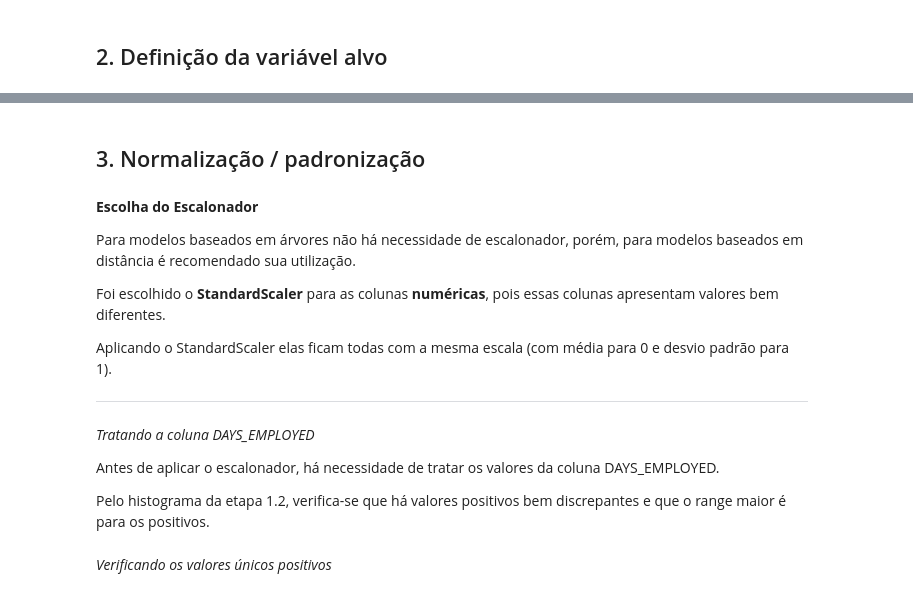
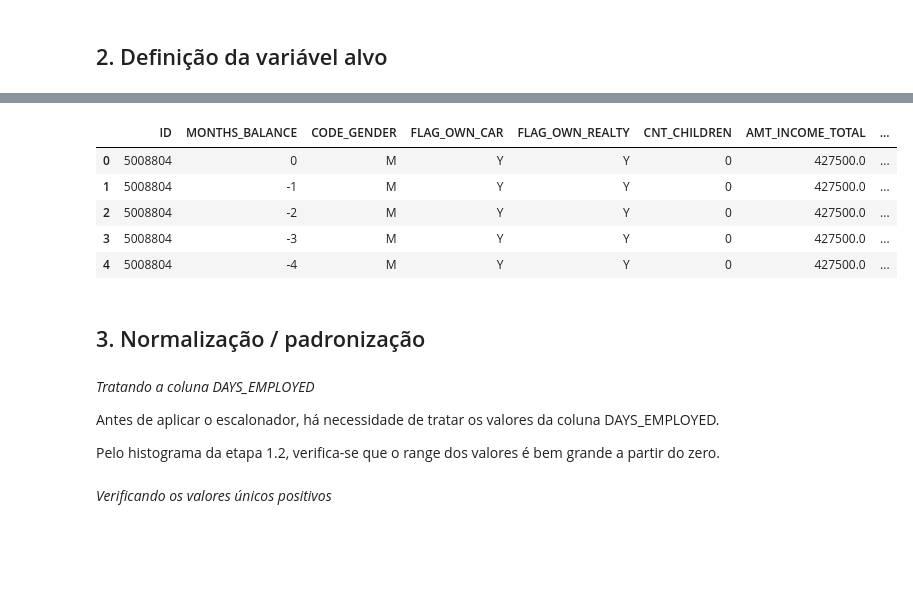
Before and after one commit to dianafismed/postech-tech-challenge-fase2, a Jupyter notebook: notebooks/02_preprocessamento.ipynb, the cells around one changed output, grey strips where cells are left out. Drawn from its saved outputs; the diff is of its cells as text; code cells hidden in the pictures; blank space fills up the shorter version.

```diff
--- a/notebooks/02_preprocessamento.ipynb
+++ b/notebooks/02_preprocessamento.ipynb
@@ -97,3 +132,0 @@ df.head()
-# %%
-df.drop_duplicates(inplace=True)
-df.head()
@@ -109,5 +132,0 @@ df.head()
-# %%
-#df = df.set_index('ID')
-df.drop(columns='ID', inplace=True, )
-df.reset_index(inplace=True)
-df.head()
@@ -153,22 +172,35 @@ Index(['CODE_GENDER', 'FLAG_OWN_CAR', 'FLAG_OWN_REALTY', 'CNT_CHILDREN',
+# %%
+# Agrupando por ID
+cliente = df.groupby('ID')['STATUS'].sum().reset_index()
+
+# Separando o status que identifica mal pagador (>=60 dias de atraso)
+bad_status = {'2', '3', '4', '5'}
+
+# Substituindo os valores por 0 ou 1
+cliente.STATUS = cliente.STATUS.apply(lambda s: 1 if any(char in bad_status for char in str(s)) else 0)
+
+# Excluindo a coluna STATUS do df
+df.drop(columns='STATUS', inplace=True)
+
+# Juntando os 2 dataframes
+df = pd.merge(df, cliente, on='ID', how='inner' )
+
+df.head()
+# %% [output]
+|  | ID | MONTHS_BALANCE | CODE_GENDER | FLAG_OWN_CAR | FLAG_OWN_REALTY | CNT_CHILDREN | AMT_INCOME_TOTAL | ... |
+| 0 | 5008804 | 0 | M | Y | Y | 0 | 427500.0 | ... |
+| 1 | 5008804 | -1 | M | Y | Y | 0 | 427500.0 | ... |
+| 2 | 5008804 | -2 | M | Y | Y | 0 | 427500.0 | ... |
+| 3 | 5008804 | -3 | M | Y | Y | 0 | 427500.0 | ... |
+| 4 | 5008804 | -4 | M | Y | Y | 0 | 427500.0 | ... |
 # %% [markdown]
 ## 3. Normalização / padronização
-# %% [markdown]
-**Escolha do Escalonador**
-
-
-Para modelos baseados em árvores não há necessidade de escalonador, porém, para modelos baseados em distância é recomendado sua utilização.
-
-Foi escolhido o **StandardScaler** para as colunas **numéricas**, pois essas colunas apresentam valores bem diferentes.
-
-Aplicando o StandardScaler elas ficam todas com a mesma escala (com média para 0 e desvio padrão para 1).
-
----
 # %% [markdown]
 *Tratando a coluna DAYS_EMPLOYED*
 
 Antes de aplicar o escalonador, há necessidade de tratar os valores da coluna DAYS_EMPLOYED.
 
-Pelo histograma da etapa 1.2, verifica-se que há valores positivos bem discrepantes e que o range maior é para os positivos.
+Pelo histograma da etapa 1.2, verifica-se que o range dos valores é bem grande a partir do zero.
 # %% [markdown]
 *Verificando os valores únicos positivos*
 # %%
```
Also changed, not shown: parts of 46 cells of this notebook, 2 other files.
